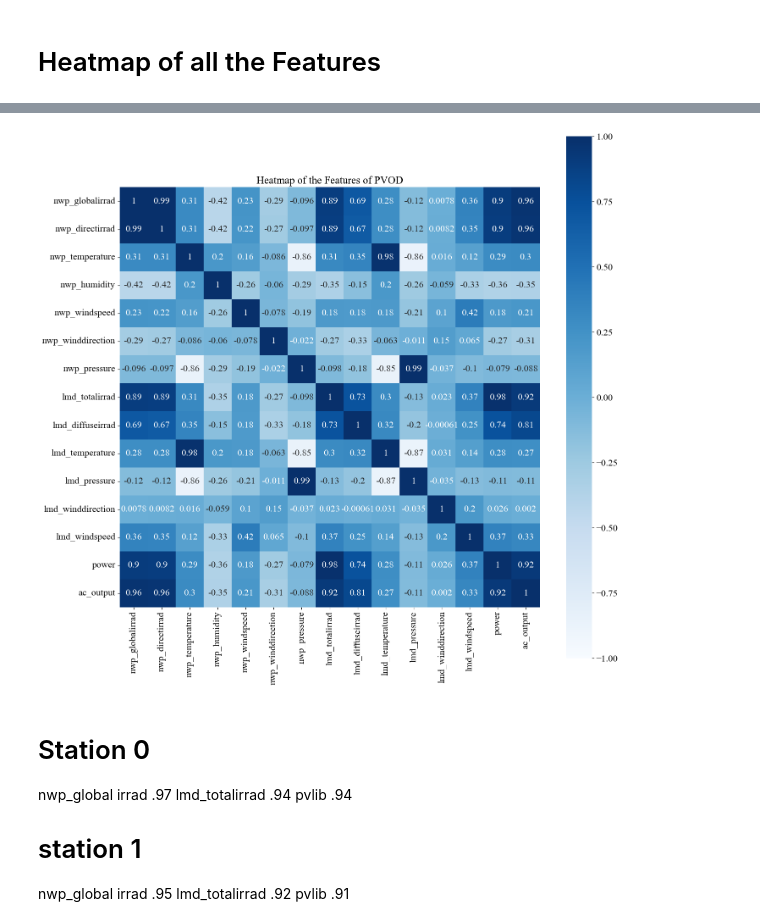
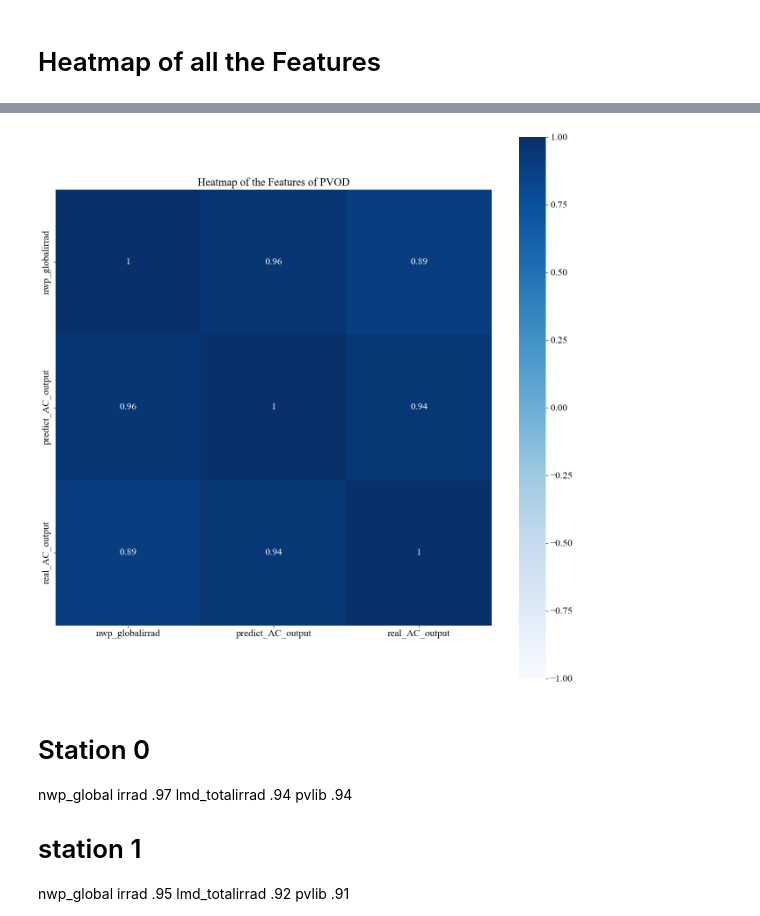
Before and after one commit to naokic3/solar_projectN, a Jupyter notebook: PVODataset/src/SampleCode.ipynb, the cells around one changed output, grey strips where cells are left out. Drawn from its saved outputs; the diff is of its cells as text; code cells hidden in the pictures.

```diff
--- a/PVODataset/src/SampleCode.ipynb
+++ b/PVODataset/src/SampleCode.ipynb
@@ -375,0 +400,3 @@ Index(['dni', 'ghi', 'dhi'], dtype='object')
+# %%
+df_cams = pd.read_csv('../datasets/cams_s7.csv',  comment='#', sep=';')
+df_cams.head()
@@ -375,0 +434,8 @@ Index(['dni', 'ghi', 'dhi'], dtype='object')
+# %%
+df_cams['DNI'] = calculate_dni(
+    ghi=irradiance_df['GHI'],
+    dhi=irradiance_df['DHI'],
+    latitude=38.047780,  # Replace with your latitude
+    longitude=114.951390,  # Replace with your longitude
+    times=irradiance_df.index
+)
@@ -375,0 +446,6 @@ Index(['dni', 'ghi', 'dhi'], dtype='object')
+# %%
+irradiance_df = df_cams[['GHI', 'DNI', 'DHI']]
+irradiance_df = irradiance_df.rename(columns={'DHI': 'dhi',
+                                              'GHI': 'ghi',
+                                              'DNI': 'dni'})
+irradiance_df.shape
@@ -407,0 +469,9 @@ Welcome to PVODataset (PVOD).
+# %%
+from pvodataset import PVODataset
+
+all_ac = ((all_ac / 1e6) * 135)
+
+ori_data_0['ac_output'] = all_ac.values
+all_ac.shape
+ori_data_0 = ori_data_0.rename(columns = {'power':'real_AC_output', 'ac_output':'predict_AC_output'})
+ori_data_0.iloc[:1000].plot(y=['real_AC_output', 'predict_AC_output'], figsize=(12, 6))
@@ -408,20 +498,20 @@ Welcome to PVODataset (PVOD).
 # %%
 
 
 import matplotlib.pyplot as plt
 import seaborn as sns
 import numpy as np
 plt.subplots(figsize=(16, 16))
 plt.rc('font',family='Times New Roman',size=16)
 
-sns.heatmap(ori_data.corr(), center=0, annot=True, vmax=1.0, vmin=-1,square = True,cmap="Blues")
+sns.heatmap(ori_data_0[['nwp_globalirrad','predict_AC_output','real_AC_output']].corr(), center=0, annot=True, vmax=1.0, vmin=-1,square = True,cmap="Blues")
 plt.title("Heatmap of the Features of PVOD", fontsize = 18)
 # plt.savefig( 'corr.pdf', bbox_inches='tight',format='pdf')
 plt.savefig( 'corr.png', bbox_inches='tight')
 
 plt.show()
 # %% [output]
-[figure, old version]
+[figure, new version]
 # %% [markdown]
 # Station 0
 nwp_global irrad .97
```
Also changed, not shown: parts of 27 cells of this notebook.
